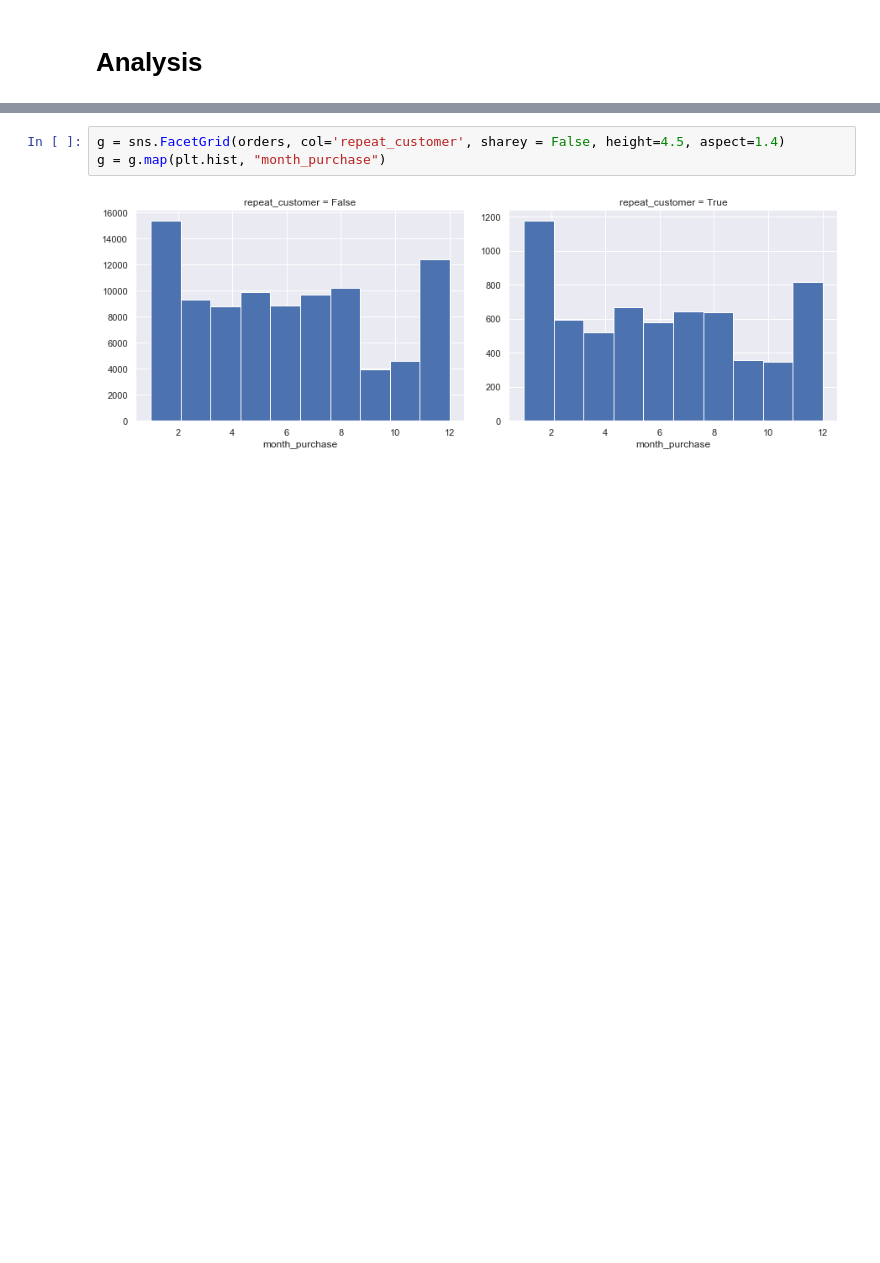
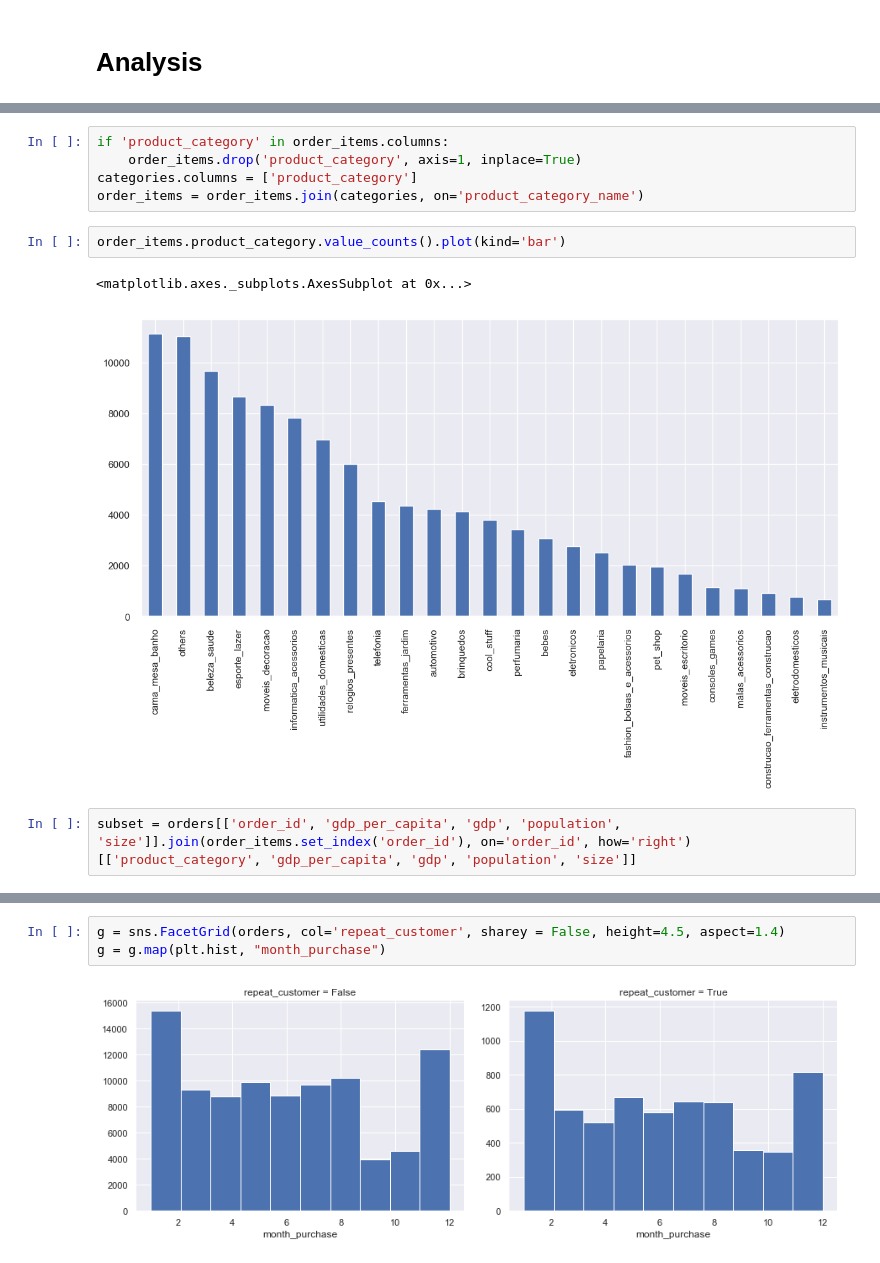
Before and after one commit to leeyenter/bt4211-project, a Jupyter notebook: Purchase Prediction - YT.ipynb, the cells around one changed output, grey strips where cells are left out. Saved outputs shown, nothing was run; the diff lists cells and outputs as text; blank space fills up the shorter version.

```diff
--- a/Purchase Prediction - YT.ipynb
+++ b/Purchase Prediction - YT.ipynb
@@ -167,0 +197,12 @@ orders.head()
+# %%
+if 'product_category' in order_items.columns:
+    order_items.drop('product_category', axis=1, inplace=True)
+categories.columns = ['product_category']
+order_items = order_items.join(categories, on='product_category_name')
+# %%
+order_items.product_category.value_counts().plot(kind='bar')
+# %% [output]
+<matplotlib.axes._subplots.AxesSubplot at 0x...>
+[figure, added]
+# %%
+subset = orders[['order_id', 'gdp_per_capita', 'gdp', 'population', 'size']].join(order_items.set_index('order_id'), on='order_id', how='right')[['product_category', 'gdp_per_capita', 'gdp', 'population', 'size']]
```
Also changed, not shown: parts of 48 cells of this notebook.
